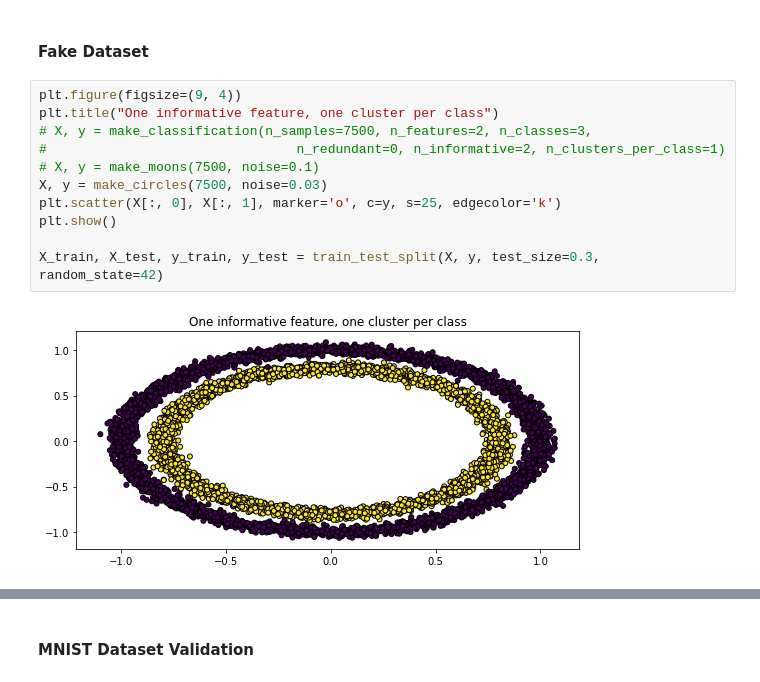
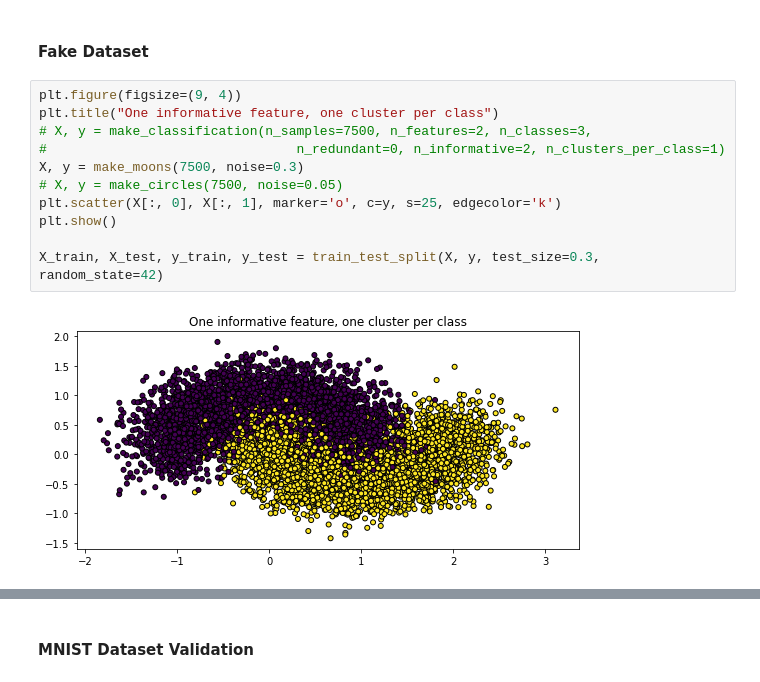
Before and after one commit to rdenadai/AI-Study-Notebooks, a Jupyter notebook: notebooks/NeuralNetwork_MNIST_VAL.ipynb, the cells around one changed output, grey strips where cells are left out. Drawn from its saved outputs; the diff is of its cells as text.

```diff
--- a/notebooks/NeuralNetwork_MNIST_VAL.ipynb
+++ b/notebooks/NeuralNetwork_MNIST_VAL.ipynb
@@ -22,16 +22,16 @@ np.seterr(all='raise')
 # %%
 plt.figure(figsize=(9, 4))
 plt.title("One informative feature, one cluster per class")
 # X, y = make_classification(n_samples=7500, n_features=2, n_classes=3,
 #                                n_redundant=0, n_informative=2, n_clusters_per_class=1)
-# X, y = make_moons(7500, noise=0.1)
-X, y = make_circles(7500, noise=0.03)
+X, y = make_moons(7500, noise=0.3)
+# X, y = make_circles(7500, noise=0.05)
 plt.scatter(X[:, 0], X[:, 1], marker='o', c=y, s=25, edgecolor='k')
 plt.show()
 
 X_train, X_test, y_train, y_test = train_test_split(X, y, test_size=0.3, random_state=42)
 # %% [output]
-[figure, old version]
+[figure, new version]
 # %%
 final_error = []
 better_acc = 0
```
Also changed, not shown: parts of 4 cells of this notebook, 1 other file.
